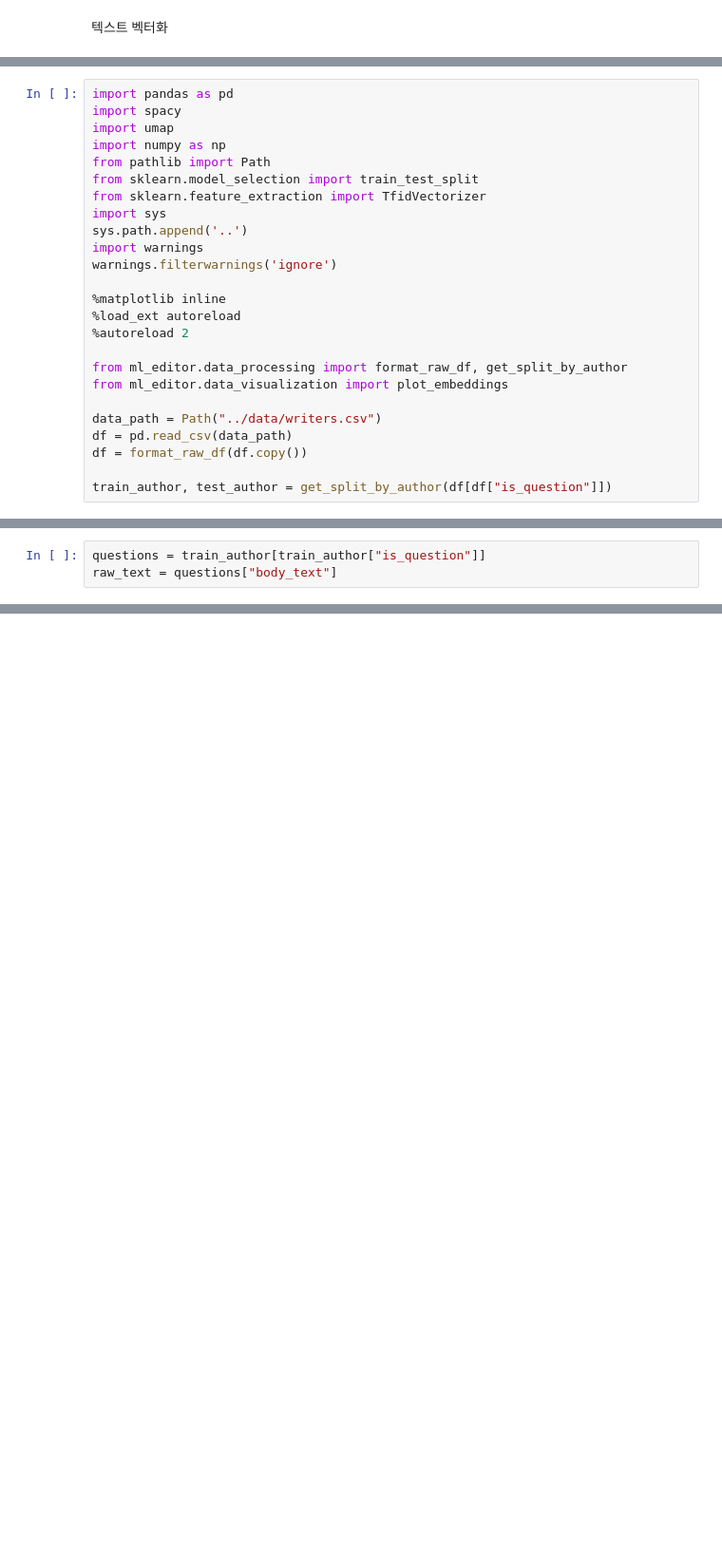
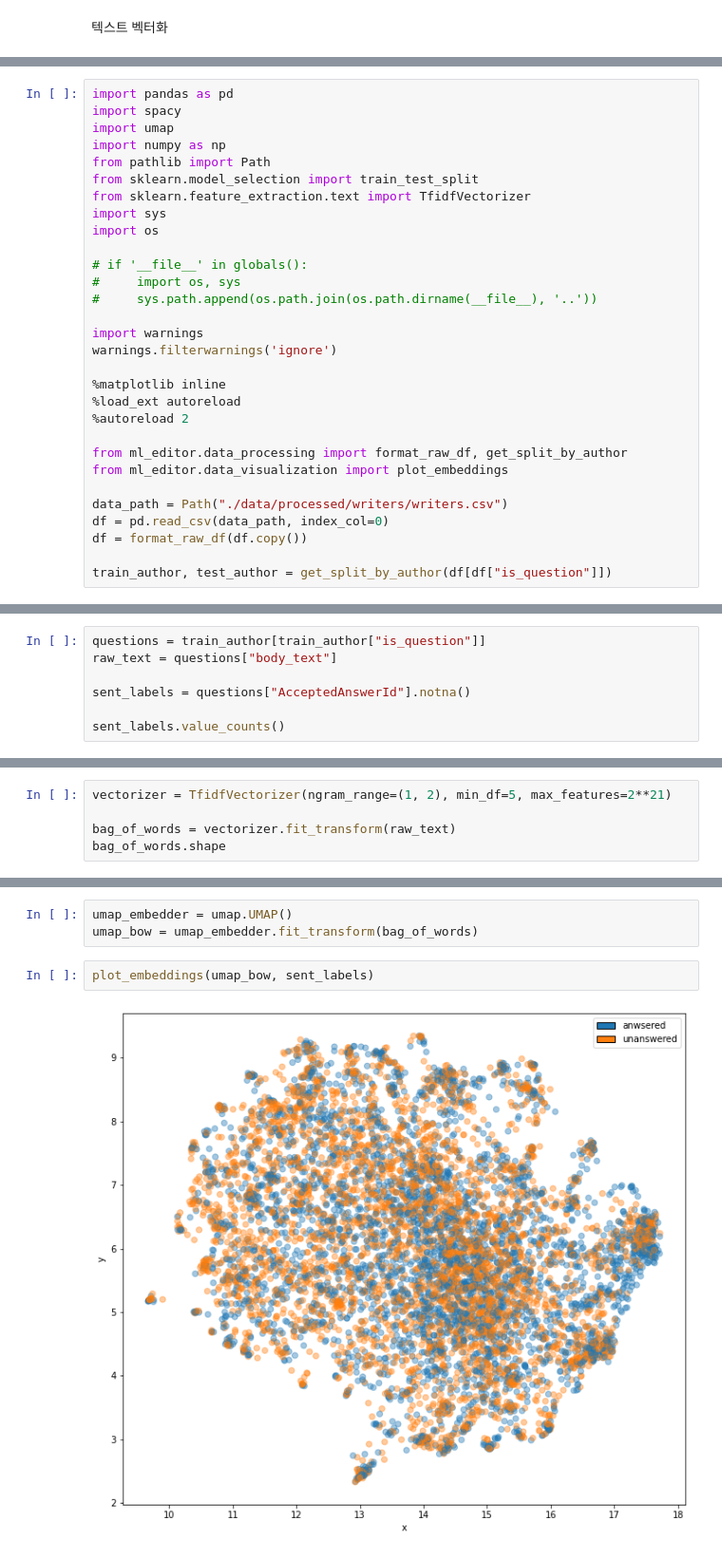
Before and after one commit to HyeonGeunY/ml-powered-app, a Jupyter notebook: notebooks/vectorizing_text.ipynb, the cells around one changed output, grey strips where cells are left out. Shown at 95% size. Saved outputs shown, nothing was run; the diff lists cells and outputs as text; blank space fills up the shorter version.

Commit message:
22.03.16 data clustering

```diff
--- a/notebooks/vectorizing_text.ipynb
+++ b/notebooks/vectorizing_text.ipynb
@@ -7,9 +14,14 @@ import umap
 import numpy as np
 from pathlib import Path
 from sklearn.model_selection import train_test_split
-from sklearn.feature_extraction import TfidVectorizer
+from sklearn.feature_extraction.text import TfidfVectorizer
 import sys
-sys.path.append('..')
+import os
+
+# if '__file__' in globals():
+#     import os, sys
+#     sys.path.append(os.path.join(os.path.dirname(__file__), '..'))
+
 import warnings
 warnings.filterwarnings('ignore')
 
@@ -20,8 +32,8 @@ warnings.filterwarnings('ignore')
 from ml_editor.data_processing import format_raw_df, get_split_by_author
 from ml_editor.data_visualization import plot_embeddings
 
-data_path = Path("../data/writers.csv")
-df = pd.read_csv(data_path)
+data_path = Path("./data/processed/writers/writers.csv")
+df = pd.read_csv(data_path, index_col=0)
 df = format_raw_df(df.copy())
 
 train_author, test_author = get_split_by_author(df[df["is_question"]])
@@ -32,3 +43,7 @@ ImportError: cannot import name 'TfidVectorizer' from 'sklearn.feature_extractio
 # %%
 questions = train_author[train_author["is_question"]]
 raw_text = questions["body_text"]
+
+sent_labels = questions["AcceptedAnswerId"].notna()
+
+sent_labels.value_counts()
@@ -34,0 +54,5 @@ raw_text = questions["body_text"]
+# %%
+vectorizer = TfidfVectorizer(ngram_range=(1, 2), min_df=5, max_features=2**21)
+
+bag_of_words = vectorizer.fit_transform(raw_text)
+bag_of_words.shape
@@ -34,0 +61,7 @@ raw_text = questions["body_text"]
+# %%
+umap_embedder = umap.UMAP()
+umap_bow = umap_embedder.fit_transform(bag_of_words)
+# %%
+plot_embeddings(umap_bow, sent_labels)
+# %% [output]
+[figure, added]
```
Also changed, not shown: parts of 12 cells of this notebook, 7 other files.
